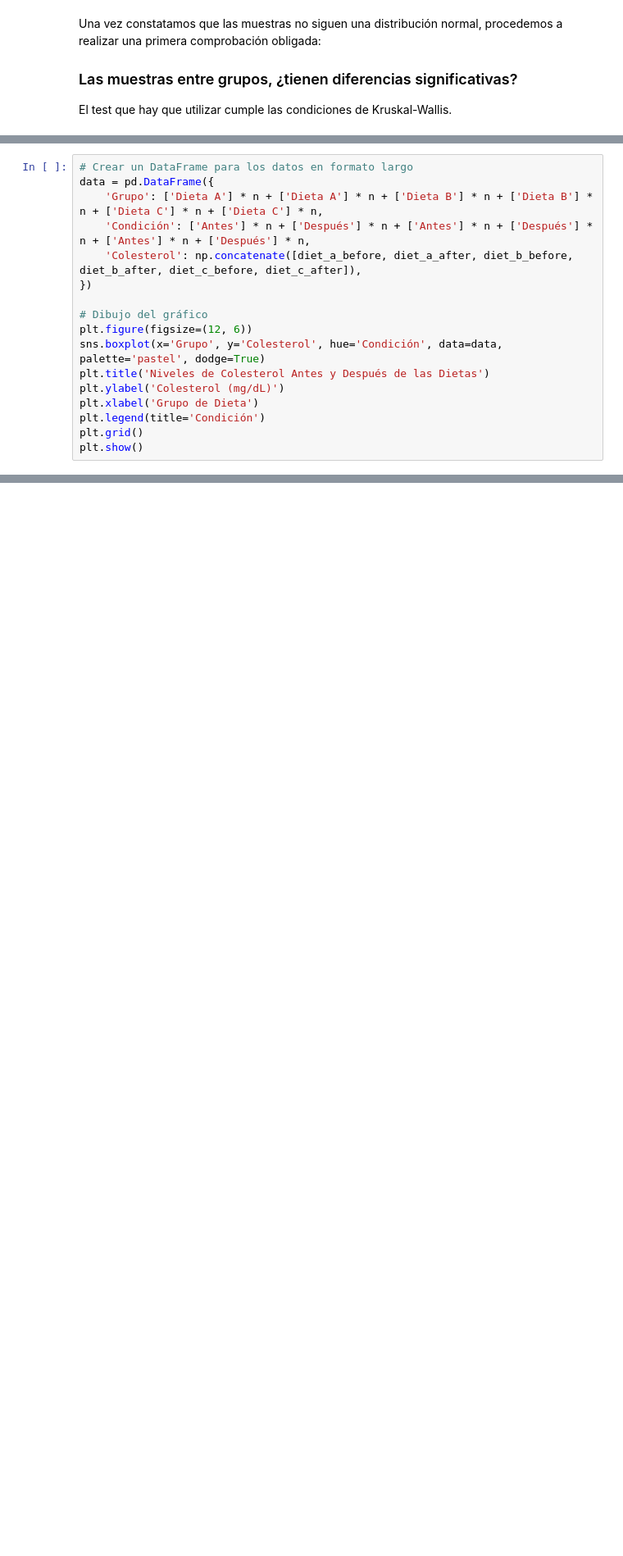
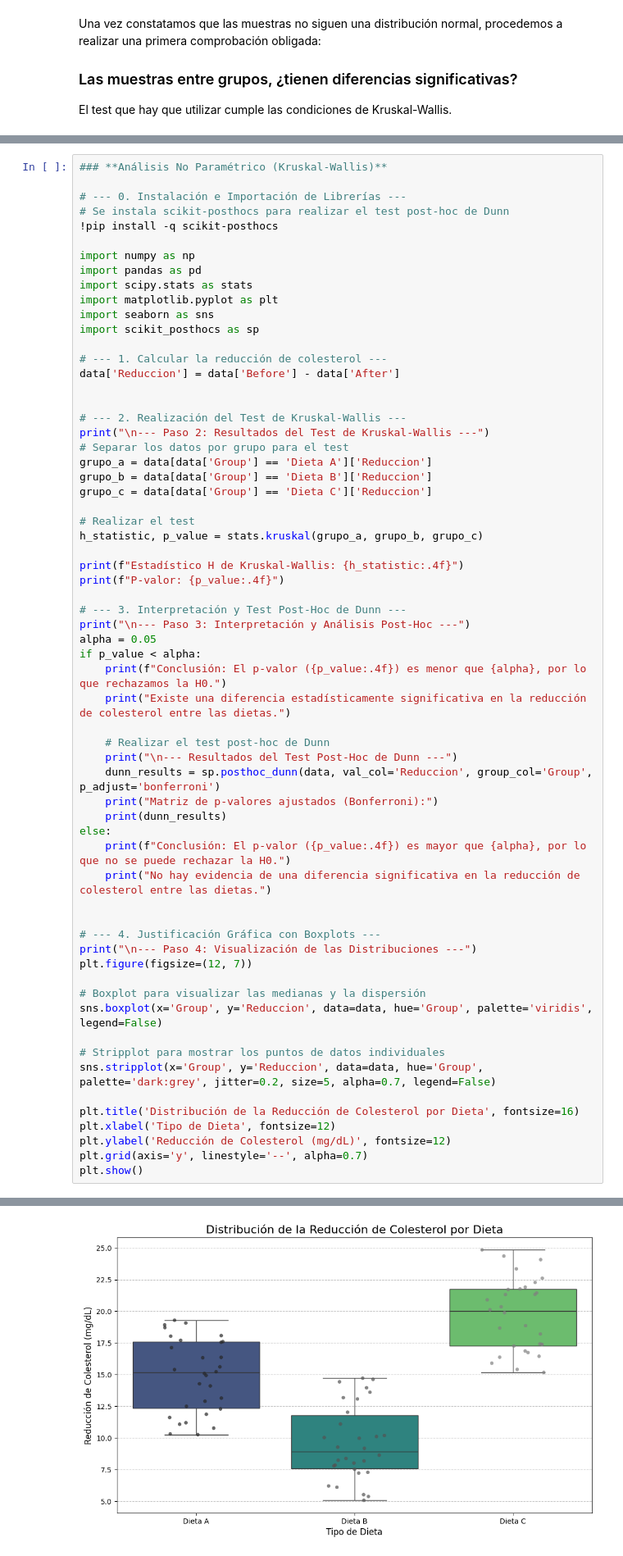
Before and after one commit to mlacasa/EstadisticaQ2, a Jupyter notebook: FactorialAnalysisNonParametrical.ipynb, the cells around one changed output, grey strips where cells are left out. Shown at 82% size. Saved outputs shown, nothing was run; the diff lists cells and outputs as text; blank space fills up the shorter version.

```diff
--- a/FactorialAnalysisNonParametrical.ipynb
+++ b/FactorialAnalysisNonParametrical.ipynb
@@ -300,17 +104,0 @@ Existe diferencias entre "antes" y "después" pero no "entre los grupos".
-# %%
-# Crear un DataFrame para los datos en formato largo
-data = pd.DataFrame({
-    'Grupo': ['Dieta A'] * n + ['Dieta A'] * n + ['Dieta B'] * n + ['Dieta B'] * n + ['Dieta C'] * n + ['Dieta C'] * n,
-    'Condición': ['Antes'] * n + ['Después'] * n + ['Antes'] * n + ['Después'] * n + ['Antes'] * n + ['Después'] * n,
-    'Colesterol': np.concatenate([diet_a_before, diet_a_after, diet_b_before, diet_b_after, diet_c_before, diet_c_after]),
-})
-
-# Dibujo del gráfico
-plt.figure(figsize=(12, 6))
-sns.boxplot(x='Grupo', y='Colesterol', hue='Condición', data=data, palette='pastel', dodge=True)
-plt.title('Niveles de Colesterol Antes y Después de las Dietas')
-plt.ylabel('Colesterol (mg/dL)')
-plt.xlabel('Grupo de Dieta')
-plt.legend(title='Condición')
-plt.grid()
-plt.show()
@@ -318,0 +105,64 @@ plt.show()
+# %%
+### **Análisis No Paramétrico (Kruskal-Wallis)**
+
+# --- 0. Instalación e Importación de Librerías ---
+# Se instala scikit-posthocs para realizar el test post-hoc de Dunn
+!pip install -q scikit-posthocs
+
+import numpy as np
+import pandas as pd
+import scipy.stats as stats
+import matplotlib.pyplot as plt
+import seaborn as sns
+import scikit_posthocs as sp
+
+# --- 1. Calcular la reducción de colesterol ---
+data['Reduccion'] = data['Before'] - data['After']
+
+
+# --- 2. Realización del Test de Kruskal-Wallis ---
+print("\n--- Paso 2: Resultados del Test de Kruskal-Wallis ---")
+# Separar los datos por grupo para el test
+grupo_a = data[data['Group'] == 'Dieta A']['Reduccion']
+grupo_b = data[data['Group'] == 'Dieta B']['Reduccion']
+grupo_c = data[data['Group'] == 'Dieta C']['Reduccion']
+
+# Realizar el test
+h_statistic, p_value = stats.kruskal(grupo_a, grupo_b, grupo_c)
+
+print(f"Estadístico H de Kruskal-Wallis: {h_statistic:.4f}")
+print(f"P-valor: {p_value:.4f}")
+
+# --- 3. Interpretación y Test Post-Hoc de Dunn ---
+print("\n--- Paso 3: Interpretación y Análisis Post-Hoc ---")
+alpha = 0.05
+if p_value < alpha:
+    print(f"Conclusión: El p-valor ({p_value:.4f}) es menor que {alpha}, por lo que rechazamos la H0.")
+    print("Existe una diferencia estadísticamente significativa en la reducción de colesterol entre las dietas.")
+
+    # Realizar el test post-hoc de Dunn
+    print("\n--- Resultados del Test Post-Hoc de Dunn ---")
+    dunn_results = sp.posthoc_dunn(data, val_col='Reduccion', group_col='Group', p_adjust='bonferroni')
+    print("Matriz de p-valores ajustados (Bonferroni):")
+    print(dunn_results)
+else:
+    print(f"Conclusión: El p-valor ({p_value:.4f}) es mayor que {alpha}, por lo que no se puede rechazar la H0.")
+    print("No hay evidencia de una diferencia significativa en la reducción de colesterol entre las dietas.")
+
+
+# --- 4. Justificación Gráfica con Boxplots ---
+print("\n--- Paso 4: Visualización de las Distribuciones ---")
+plt.figure(figsize=(12, 7))
+
+# Boxplot para visualizar las medianas y la dispersión
+sns.boxplot(x='Group', y='Reduccion', data=data, hue='Group', palette='viridis', legend=False)
+
+# Stripplot para mostrar los puntos de datos individuales
+sns.stripplot(x='Group', y='Reduccion', data=data, hue='Group', palette='dark:grey', jitter=0.2, size=5, alpha=0.7, legend=False)
+
+plt.title('Distribución de la Reducción de Colesterol por Dieta', fontsize=16)
+plt.xlabel('Tipo de Dieta', fontsize=12)
+plt.ylabel('Reducción de Colesterol (mg/dL)', fontsize=12)
+plt.grid(axis='y', linestyle='--', alpha=0.7)
+plt.show()
+# %% [output]
@@ -318,0 +185 @@ plt.show()
+[figure, added]
```
Also changed, not shown: parts of 14 cells of this notebook.
